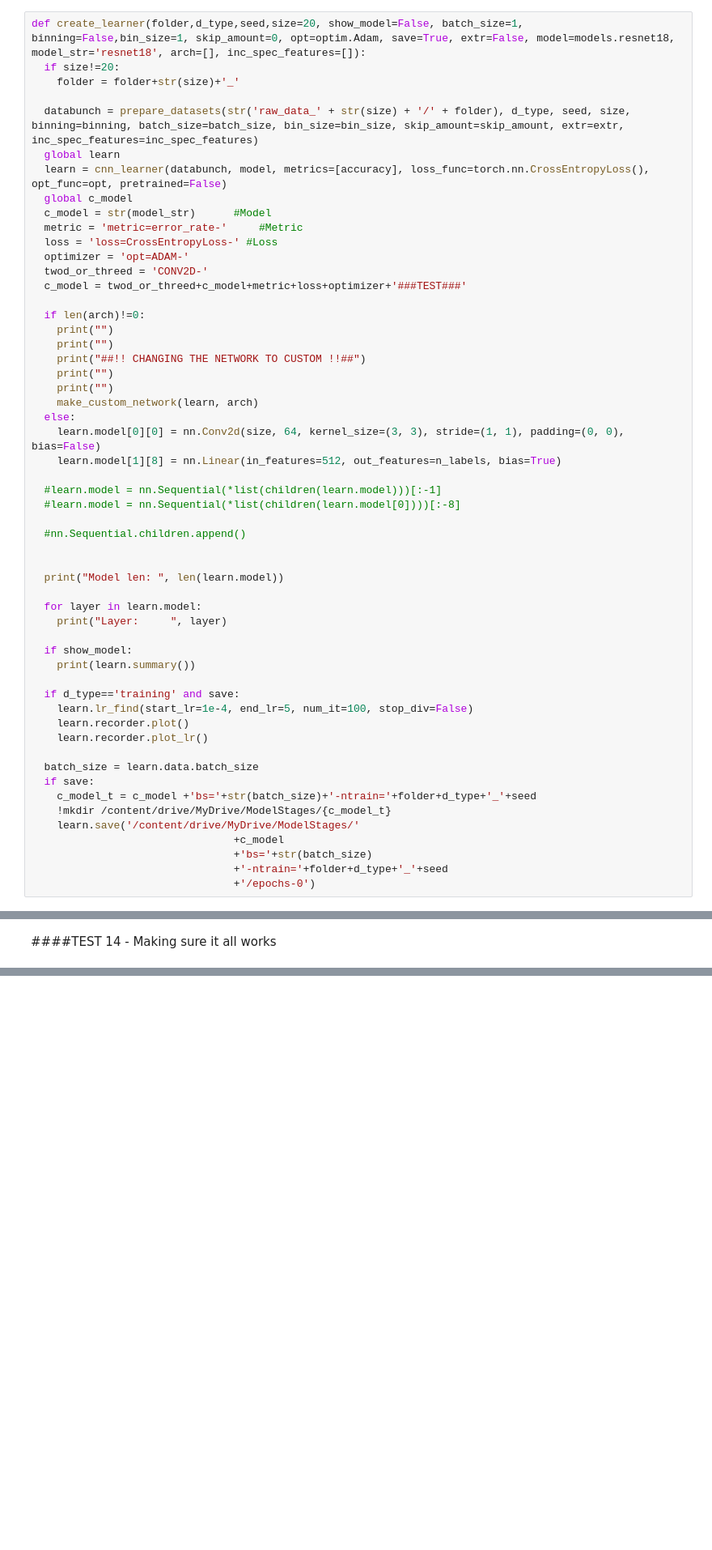
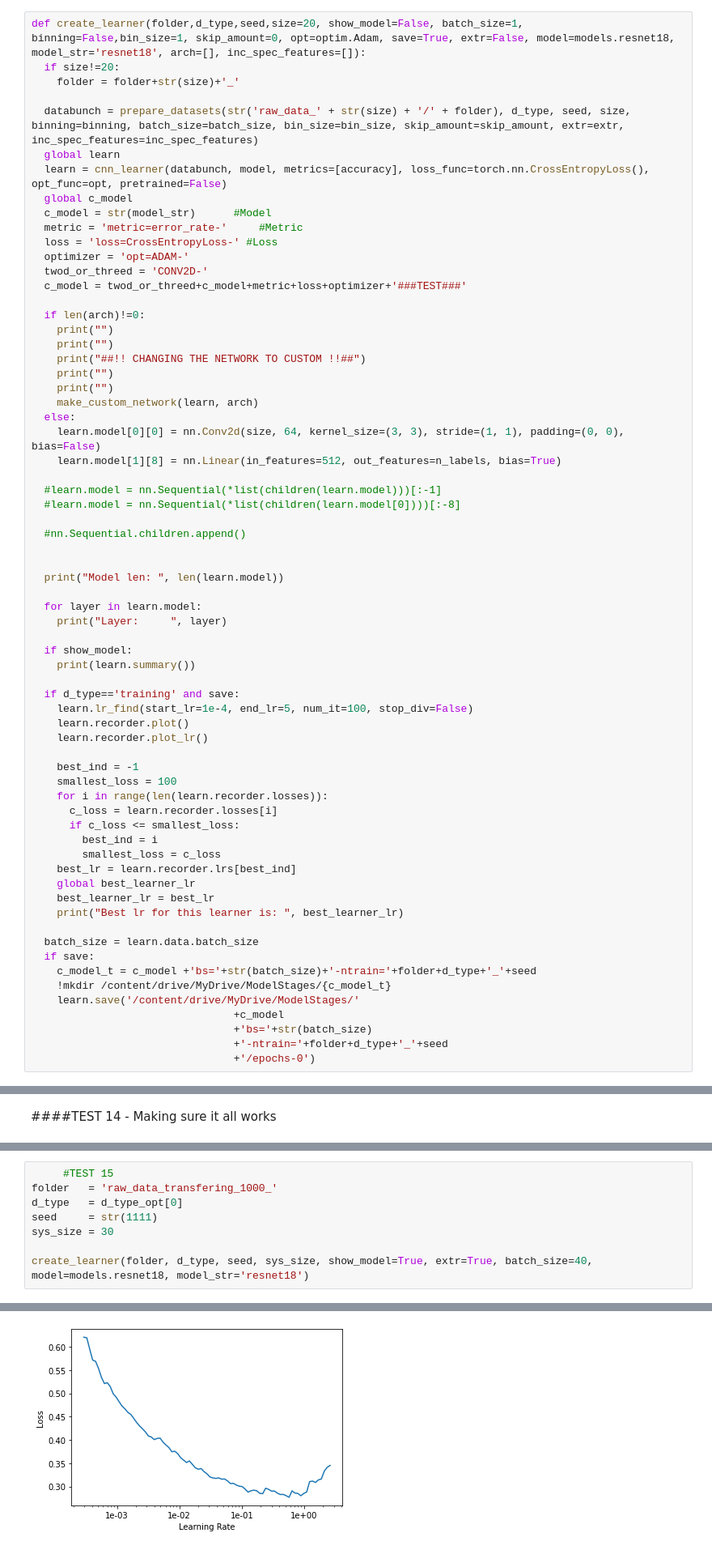
Before and after one commit to XateroX/MachineLearning-3DAnderson, a Jupyter notebook: current/Master_GColab_AM_Train_3D_FastAI.ipynb, the cells around one changed output, grey strips where cells are left out. Shown at 81% size. Cells and saved outputs as stored; diff of their text form; blank space fills up the shorter version.

```diff
--- a/current/Master_GColab_AM_Train_3D_FastAI.ipynb
+++ b/current/Master_GColab_AM_Train_3D_FastAI.ipynb
@@ -637,6 +637,18 @@ def create_learner(folder,d_type,seed,size=20, show_model=False, batch_size=1, b
     learn.recorder.plot()
     learn.recorder.plot_lr()
 
+    best_ind = -1
+    smallest_loss = 100
+    for i in range(len(learn.recorder.losses)):
+      c_loss = learn.recorder.losses[i]
+      if c_loss <= smallest_loss:
+        best_ind = i
+        smallest_loss = c_loss
+    best_lr = learn.recorder.lrs[best_ind]
+    global best_learner_lr
+    best_learner_lr = best_lr
+    print("Best lr for this learner is: ", best_learner_lr)
+
   batch_size = learn.data.batch_size
   if save:
     c_model_t = c_model +'bs='+str(batch_size)+'-ntrain='+folder+d_type+'_'+seed
@@ -1657,0 +1675,9 @@ validation_losses:  [0.7741752, 0.82480365, 0.6247315, 0.58726037, 0.5638588, 0.
+# %%
+     #TEST 15
+folder   = 'raw_data_transfering_1000_'
+d_type   = d_type_opt[0]
+seed     = str(1111)
+sys_size = 30
+
+create_learner(folder, d_type, seed, sys_size, show_model=True, extr=True, batch_size=40, model=models.resnet18, model_str='resnet18')
+# %% [output]
@@ -1657,0 +1709 @@ validation_losses:  [0.7741752, 0.82480365, 0.6247315, 0.58726037, 0.5638588, 0.
+[figure, added]
```
Also changed, not shown: parts of 5 cells of this notebook.
